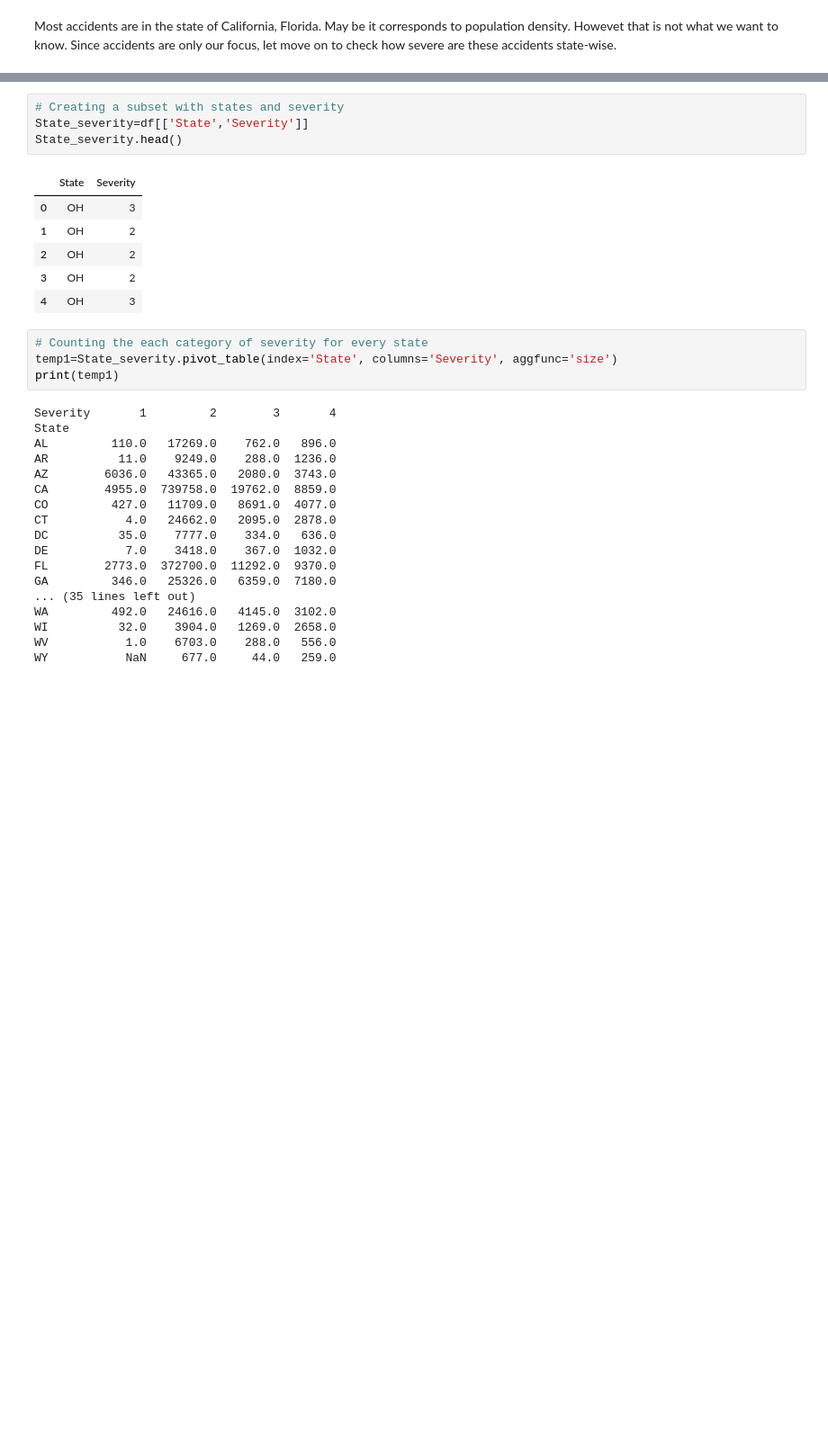
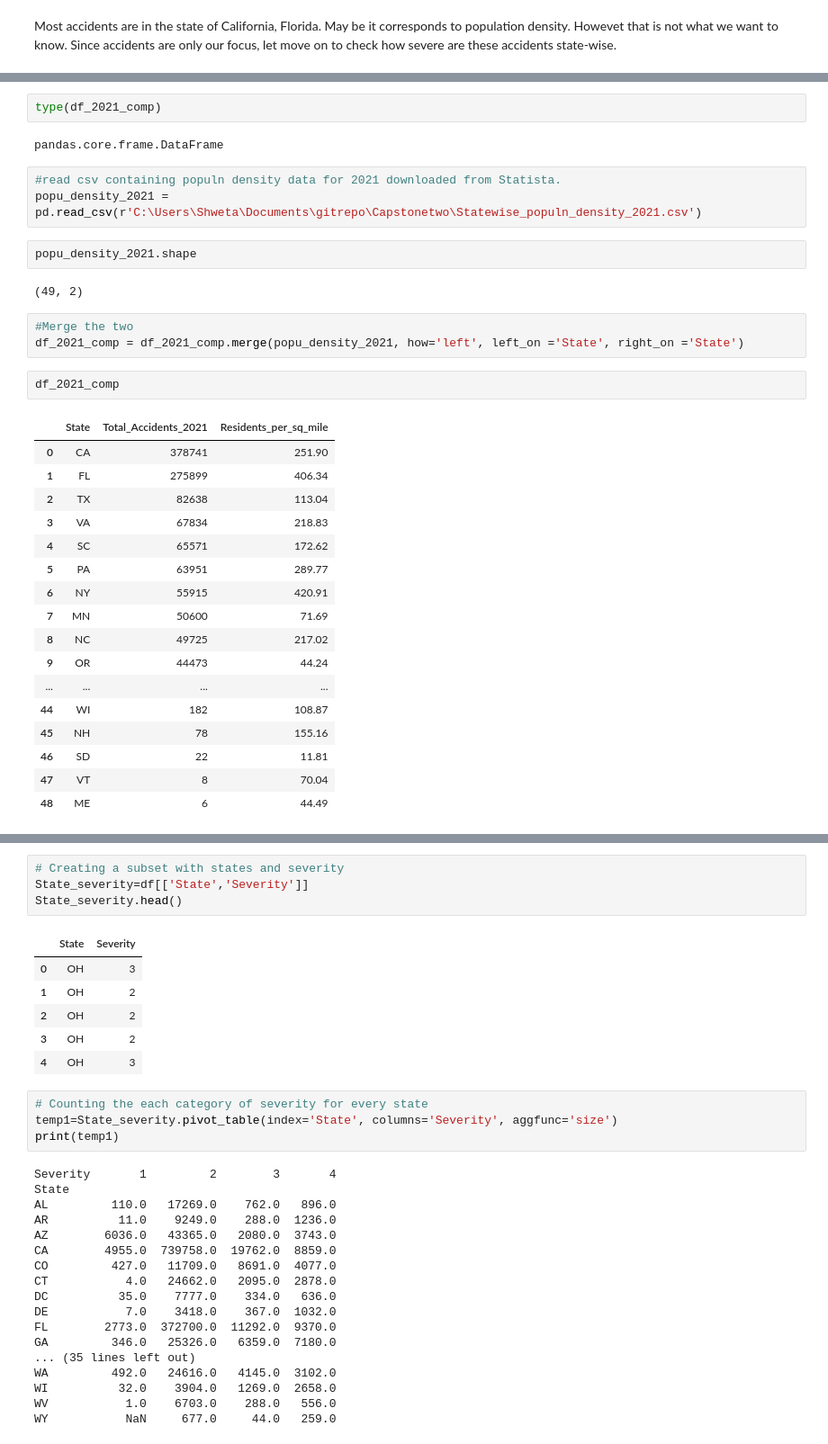
Before and after one commit to decode19/Springboard, a Jupyter notebook: Exploratory Data Analysis- Capstone two.ipynb, the cells around one changed output, grey strips where cells are left out. Shown at 90% size. Cells and saved outputs as stored; diff of their text form; blank space fills up the shorter version.

```diff
--- a/Exploratory Data Analysis- Capstone two.ipynb
+++ b/Exploratory Data Analysis- Capstone two.ipynb
@@ -92,0 +116,34 @@ Most accidents are in the state of California, Florida. May be it corresponds to
+# %%
+type(df_2021_comp)
+# %% [output]
+pandas.core.frame.DataFrame
+# %%
+#read csv containing populn density data for 2021 downloaded from Statista.
+popu_density_2021 = pd.read_csv(r'C:\Users\Shweta\Documents\gitrepo\Capstonetwo\Statewise_populn_density_2021.csv')
+# %%
+popu_density_2021.shape
+# %% [output]
+(49, 2)
+# %%
+#Merge the two
+df_2021_comp = df_2021_comp.merge(popu_density_2021, how='left', left_on ='State', right_on ='State')
+# %%
+df_2021_comp
+# %% [output]
+|  | State | Total_Accidents_2021 | Residents_per_sq_mile |
+| 0 | CA | 378741 | 251.90 |
+| 1 | FL | 275899 | 406.34 |
+| 2 | TX | 82638 | 113.04 |
+| 3 | VA | 67834 | 218.83 |
+| 4 | SC | 65571 | 172.62 |
+| 5 | PA | 63951 | 289.77 |
+| 6 | NY | 55915 | 420.91 |
+| 7 | MN | 50600 | 71.69 |
+| 8 | NC | 49725 | 217.02 |
+| 9 | OR | 44473 | 44.24 |
+| ... | ... | ... | ... |
+| 44 | WI | 182 | 108.87 |
+| 45 | NH | 78 | 155.16 |
+| 46 | SD | 22 | 11.81 |
+| 47 | VT | 8 | 70.04 |
+| 48 | ME | 6 | 44.49 |
```
Also changed, not shown: parts of 14 cells of this notebook.
